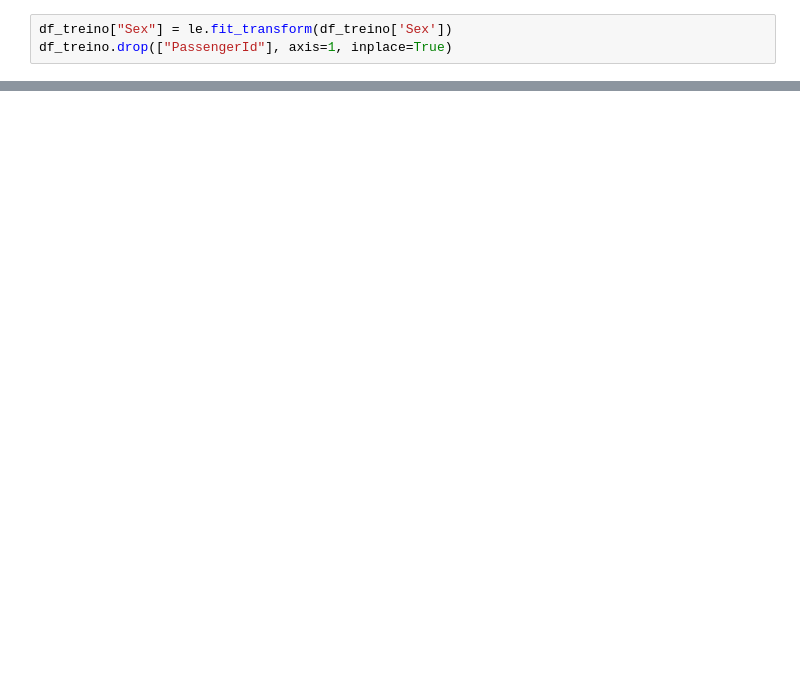
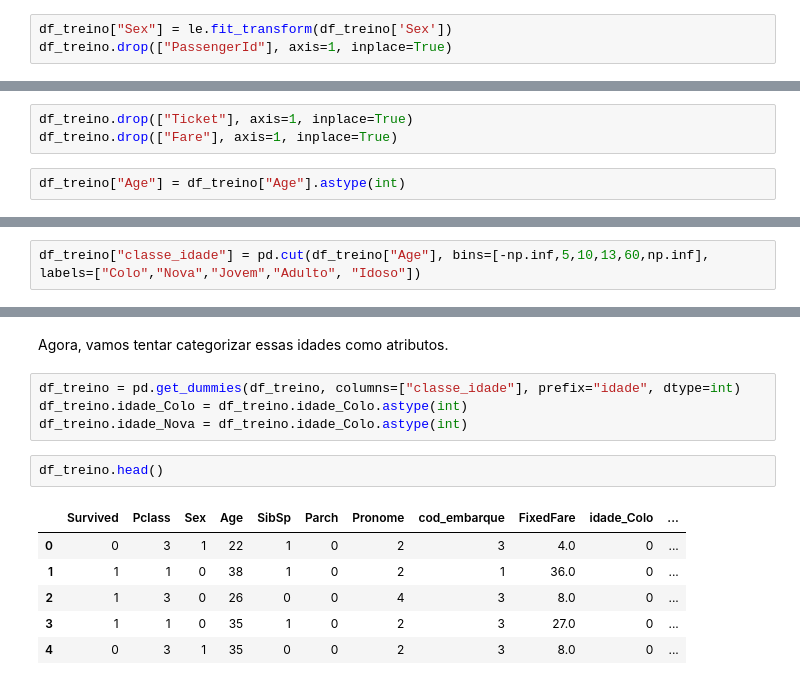
Before and after one commit to tekoryu/rough-on-rats, a Jupyter notebook: notebooks/model_v1.ipynb, the cells around one changed output, grey strips where cells are left out. Cells and saved outputs as stored; diff of their text form; blank space fills up the shorter version.

```diff
--- a/notebooks/model_v1.ipynb
+++ b/notebooks/model_v1.ipynb
@@ -184,0 +192,5 @@ def ticket_master:
+# %%
+df_treino.drop(["Ticket"], axis=1, inplace=True)
+df_treino.drop(["Fare"], axis=1, inplace=True)
+# %%
+df_treino["Age"] = df_treino["Age"].astype(int)
@@ -184,0 +199,2 @@ def ticket_master:
+# %%
+df_treino["classe_idade"] = pd.cut(df_treino["Age"], bins=[-np.inf,5,10,13,60,np.inf], labels=["Colo","Nova","Jovem","Adulto", "Idoso"])
@@ -184,0 +221,15 @@ def ticket_master:
+# %% [markdown]
+Agora, vamos tentar categorizar essas idades como atributos.
+# %%
+df_treino = pd.get_dummies(df_treino, columns=["classe_idade"], prefix="idade", dtype=int)
+df_treino.idade_Colo = df_treino.idade_Colo.astype(int)
+df_treino.idade_Nova = df_treino.idade_Colo.astype(int)
+# %%
+df_treino.head()
+# %% [output]
+|  | Survived | Pclass | Sex | Age | SibSp | Parch | Pronome | cod_embarque | FixedFare | idade_Colo | ... |
+| 0 | 0 | 3 | 1 | 22 | 1 | 0 | 2 | 3 | 4.0 | 0 | ... |
+| 1 | 1 | 1 | 0 | 38 | 1 | 0 | 2 | 1 | 36.0 | 0 | ... |
+| 2 | 1 | 3 | 0 | 26 | 0 | 0 | 4 | 3 | 8.0 | 0 | ... |
+| 3 | 1 | 1 | 0 | 35 | 1 | 0 | 2 | 3 | 27.0 | 0 | ... |
+| 4 | 0 | 3 | 1 | 35 | 0 | 0 | 2 | 3 | 8.0 | 0 | ... |
```
Also changed, not shown: parts of 27 cells of this notebook.
